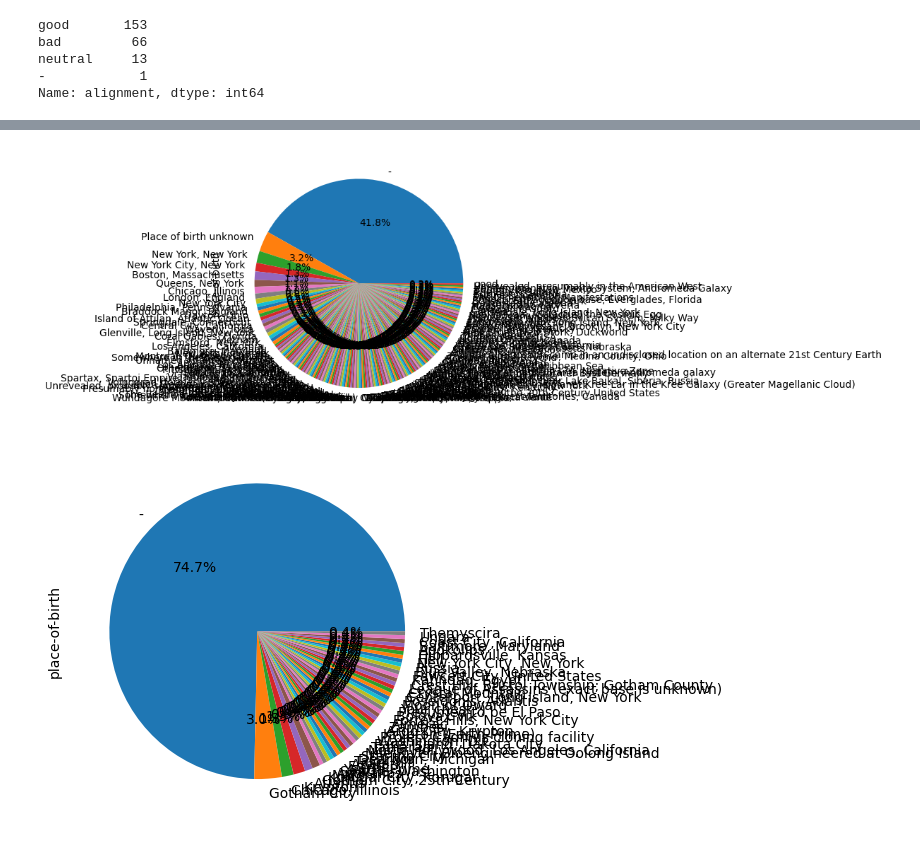
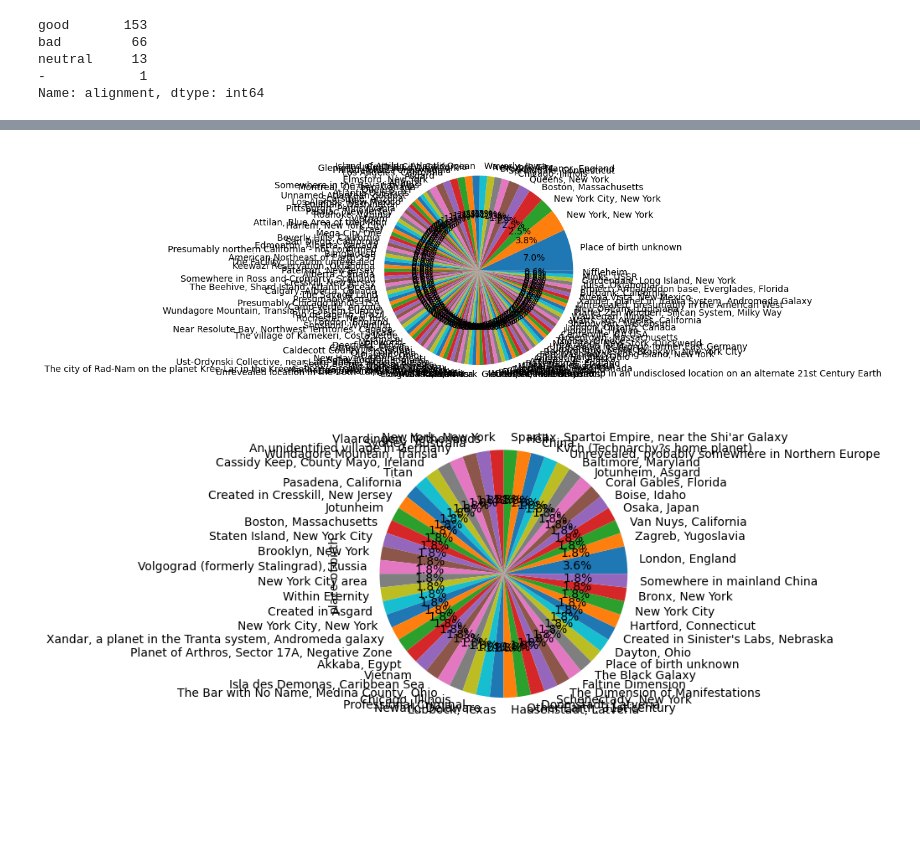
Before and after one commit to adelao747/Project_1-DC_Marvel, a Jupyter notebook: Project1-HeroBirthplace.ipynb, the cells around one changed output, grey strips where cells are left out. Cells and saved outputs as stored; diff of their text form; code cells hidden in the pictures; blank space fills up the shorter version.

```diff
--- a/Project1-HeroBirthplace.ipynb
+++ b/Project1-HeroBirthplace.ipynb
@@ -205,0 +185,5 @@ Name: alignment, dtype: int64
+# %%
+df_marvel_good = pd.read_csv("marvel_good.csv")
+df_marvel_bad = pd.read_csv("marvel_bad.csv")
+df_dc_good = pd.read_csv("dc_good.csv")
+df_dc_bad = pd.read_csv("dc_bad.csv")
@@ -205,0 +270,3 @@ Name: alignment, dtype: int64
+# %%
+marvel_hero_bpcounts = df_marvel_good["place-of-birth"].value_counts(dropna=True)
+marvel_hero_bpcounts.head(15)
@@ -256,12 +385,12 @@ bar_plot = dc_birthplaces.plot.bar()
 # %%
 # Pie plot
-marvel_birthplaces.plot.pie(autopct = "%1.1f%%")
+marvel_hero_bpcounts.plot.pie(autopct = "%1.1f%%")
 plt.show()
 # %% [output]
-[figure, old version]
+[figure, new version]
 # %%
 # Pie plot
-dc_birthplaces.plot.pie(autopct = "%1.1f%%")
+marvel_villain_bpcounts.plot.pie(autopct = "%1.1f%%")
 plt.show()
 # %% [output]
-[figure, old version]
+[figure, new version]
```
Also changed, not shown: parts of 19 cells of this notebook, 1 other file.
